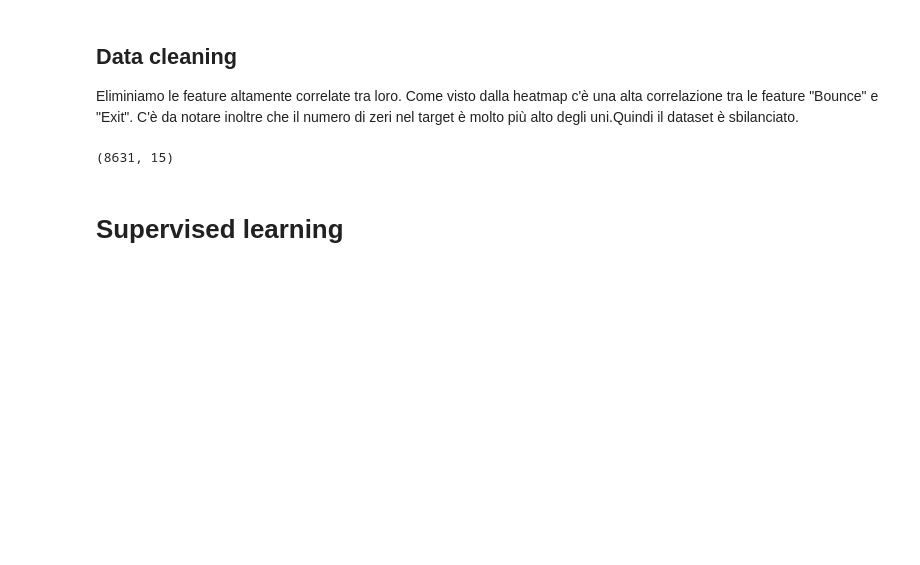
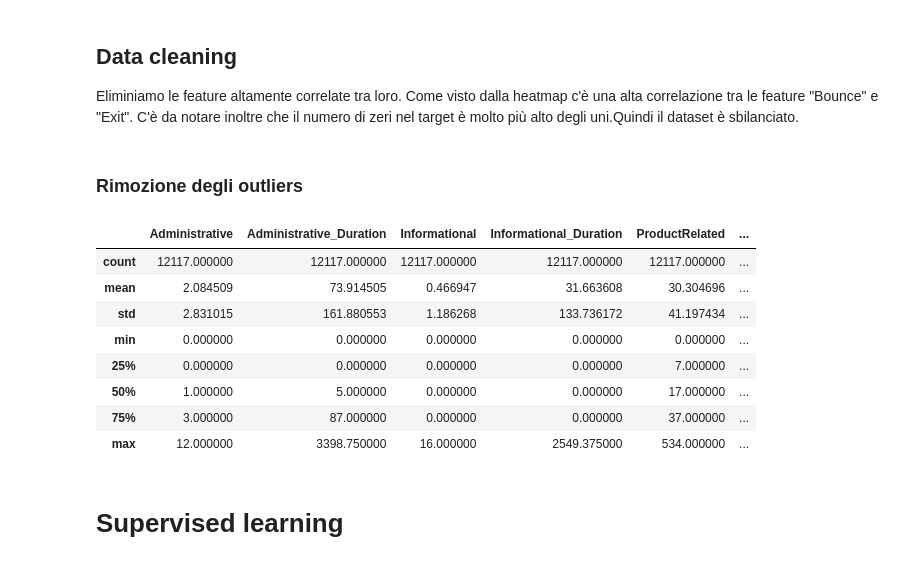
Before and after one commit to maca99/Online-Shoppers-Purchasing-Data-analyis, a Jupyter notebook: report.ipynb, the cells around one changed output. Drawn from its saved outputs; the diff is of its cells as text; code cells hidden in the pictures; blank space fills up the shorter version.

```diff
--- a/report.ipynb
+++ b/report.ipynb
@@ -223,10 +221,45 @@ dataset_cleaned = dataset.drop(['BounceRates', 'ProductRelated_Duration'],axis=1
+# %% [markdown]
+### Rimozione degli outliers
+# %%
+ad_mean = np.mean(dataset['Administrative'])
+ad_std = np.std(dataset['Administrative'])
+
+id_mean = np.mean(dataset['Informational_Duration'])
+id_std = np.std(dataset['Informational_Duration'])
+
+
+pr_mean = np.mean(dataset['ProductRelated'])
+pr_std = np.std(dataset['ProductRelated'])
+
+# Calcolo delle Z-Score
+dataset['z_score_ad'] = (dataset['Administrative'] - ad_mean) / ad_std
+#dataset['z_score_id'] = (dataset['Informational_Duration'] - id_mean) / id_std
+#dataset['z_score_pr'] = (dataset['ProductRelated'] - pr_mean) / pr_std
+
+# Rimuovere gli outliers
+df_cleaned = dataset[(dataset['z_score_ad'] > -3) & (dataset['z_score_ad'] < 3)]
+dataset = df_cleaned
+#df_cleaned = dataset[(dataset['z_score_id'] > -3) & (dataset['z_score_id'] < 3)]
+#dataset = df_cleaned
+#df_cleaned = dataset[(dataset['z_score_pr'] > -3) & (dataset['z_score_pr'] < 3)]
+#df_cleaned = dataset.drop(columns=['z_score_ad','z_score_id','z_score_pr'])
+#dataset = df_cleaned
+dataset.describe()
+# %% [output]
+|  | Administrative | Administrative_Duration | Informational | Informational_Duration | ProductRelated | ... |
+| count | 12117.000000 | 12117.000000 | 12117.000000 | 12117.000000 | 12117.000000 | ... |
+| mean | 2.084509 | 73.914505 | 0.466947 | 31.663608 | 30.304696 | ... |
+| std | 2.831015 | 161.880553 | 1.186268 | 133.736172 | 41.197434 | ... |
+| min | 0.000000 | 0.000000 | 0.000000 | 0.000000 | 0.000000 | ... |
+| 25% | 0.000000 | 0.000000 | 0.000000 | 0.000000 | 7.000000 | ... |
+| 50% | 1.000000 | 5.000000 | 0.000000 | 0.000000 | 17.000000 | ... |
+| 75% | 3.000000 | 87.000000 | 0.000000 | 0.000000 | 37.000000 | ... |
+| max | 12.000000 | 3398.750000 | 16.000000 | 2549.375000 | 534.000000 | ... |
 # %%
-x = dataset_cleaned.drop(columns = ['Revenue'])
-y = dataset_cleaned['Revenue']
-X_train, X_test, y_train, y_test = train_test_split(x, y, train_size=0.7, random_state=11)
-print(X_train.shape)
+x = dataset[['Month', 'Region','ExitRates','Administrative']]
+y = dataset['Revenue']
+#x_train, x_test, y_train, y_test = train_test_split(x, y, train_size=0.8)
+#print(x_train.shape)
-# %% [output]
-(8631, 15)
 # %% [markdown]
 # Supervised learning
 # %% [markdown]
```
Also changed, not shown: parts of 11 cells of this notebook.
